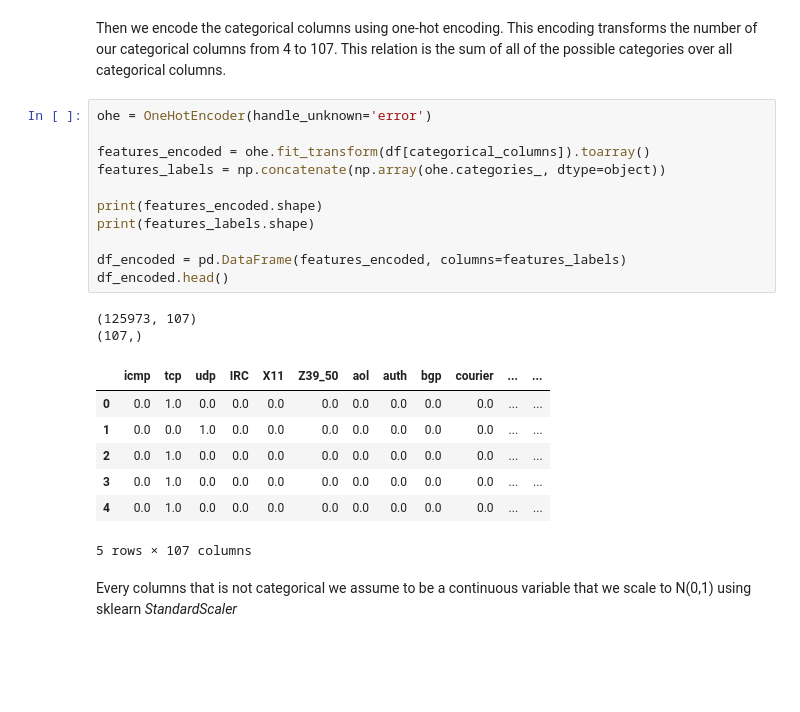
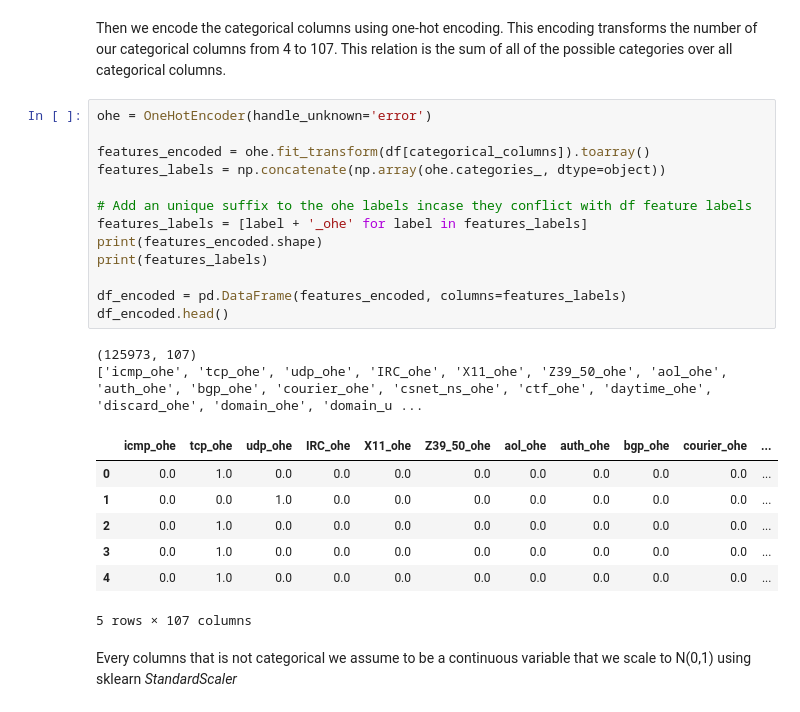
Before and after one commit to smidmatej/ML_project, a Jupyter notebook: main.ipynb, the cells around one changed output. Saved outputs shown, nothing was run; the diff lists cells and outputs as text; blank space fills up the shorter version.

```diff
--- a/main.ipynb
+++ b/main.ipynb
@@ -55,23 +55,25 @@ Then we encode the categorical columns using one-hot encoding. This encoding tra
 # %%
 ohe = OneHotEncoder(handle_unknown='error')
 
 features_encoded = ohe.fit_transform(df[categorical_columns]).toarray()
 features_labels = np.concatenate(np.array(ohe.categories_, dtype=object))
 
+# Add an unique suffix to the ohe labels incase they conflict with df feature labels
+features_labels = [label + '_ohe' for label in features_labels]
 print(features_encoded.shape)
-print(features_labels.shape)
+print(features_labels)
 
 df_encoded = pd.DataFrame(features_encoded, columns=features_labels)
 df_encoded.head()
 # %% [output]
 (125973, 107)
-(107,)
+['icmp_ohe', 'tcp_ohe', 'udp_ohe', 'IRC_ohe', 'X11_ohe', 'Z39_50_ohe', 'aol_ohe', 'auth_ohe', 'bgp_ohe', 'courier_ohe', 'csnet_ns_ohe', 'ctf_ohe', 'daytime_ohe', 'discard_ohe', 'domain_ohe', 'domain_u ...
-|  | icmp | tcp | udp | IRC | X11 | Z39_50 | aol | auth | bgp | courier | ... | ... |
-| 0 | 0.0 | 1.0 | 0.0 | 0.0 | 0.0 | 0.0 | 0.0 | 0.0 | 0.0 | 0.0 | ... | ... |
-| 1 | 0.0 | 0.0 | 1.0 | 0.0 | 0.0 | 0.0 | 0.0 | 0.0 | 0.0 | 0.0 | ... | ... |
-| 2 | 0.0 | 1.0 | 0.0 | 0.0 | 0.0 | 0.0 | 0.0 | 0.0 | 0.0 | 0.0 | ... | ... |
-| 3 | 0.0 | 1.0 | 0.0 | 0.0 | 0.0 | 0.0 | 0.0 | 0.0 | 0.0 | 0.0 | ... | ... |
-| 4 | 0.0 | 1.0 | 0.0 | 0.0 | 0.0 | 0.0 | 0.0 | 0.0 | 0.0 | 0.0 | ... | ... |
+|  | icmp_ohe | tcp_ohe | udp_ohe | IRC_ohe | X11_ohe | Z39_50_ohe | aol_ohe | auth_ohe | bgp_ohe | courier_ohe | ... |
+| 0 | 0.0 | 1.0 | 0.0 | 0.0 | 0.0 | 0.0 | 0.0 | 0.0 | 0.0 | 0.0 | ... |
+| 1 | 0.0 | 0.0 | 1.0 | 0.0 | 0.0 | 0.0 | 0.0 | 0.0 | 0.0 | 0.0 | ... |
+| 2 | 0.0 | 1.0 | 0.0 | 0.0 | 0.0 | 0.0 | 0.0 | 0.0 | 0.0 | 0.0 | ... |
+| 3 | 0.0 | 1.0 | 0.0 | 0.0 | 0.0 | 0.0 | 0.0 | 0.0 | 0.0 | 0.0 | ... |
+| 4 | 0.0 | 1.0 | 0.0 | 0.0 | 0.0 | 0.0 | 0.0 | 0.0 | 0.0 | 0.0 | ... |
 5 rows × 107 columns
 # %% [markdown]
 Every columns that is not categorical we assume to be a continuous variable that we scale to N(0,1) using sklearn <em>StandardScaler</em>
```
Also changed, not shown: parts of 5 cells of this notebook.
